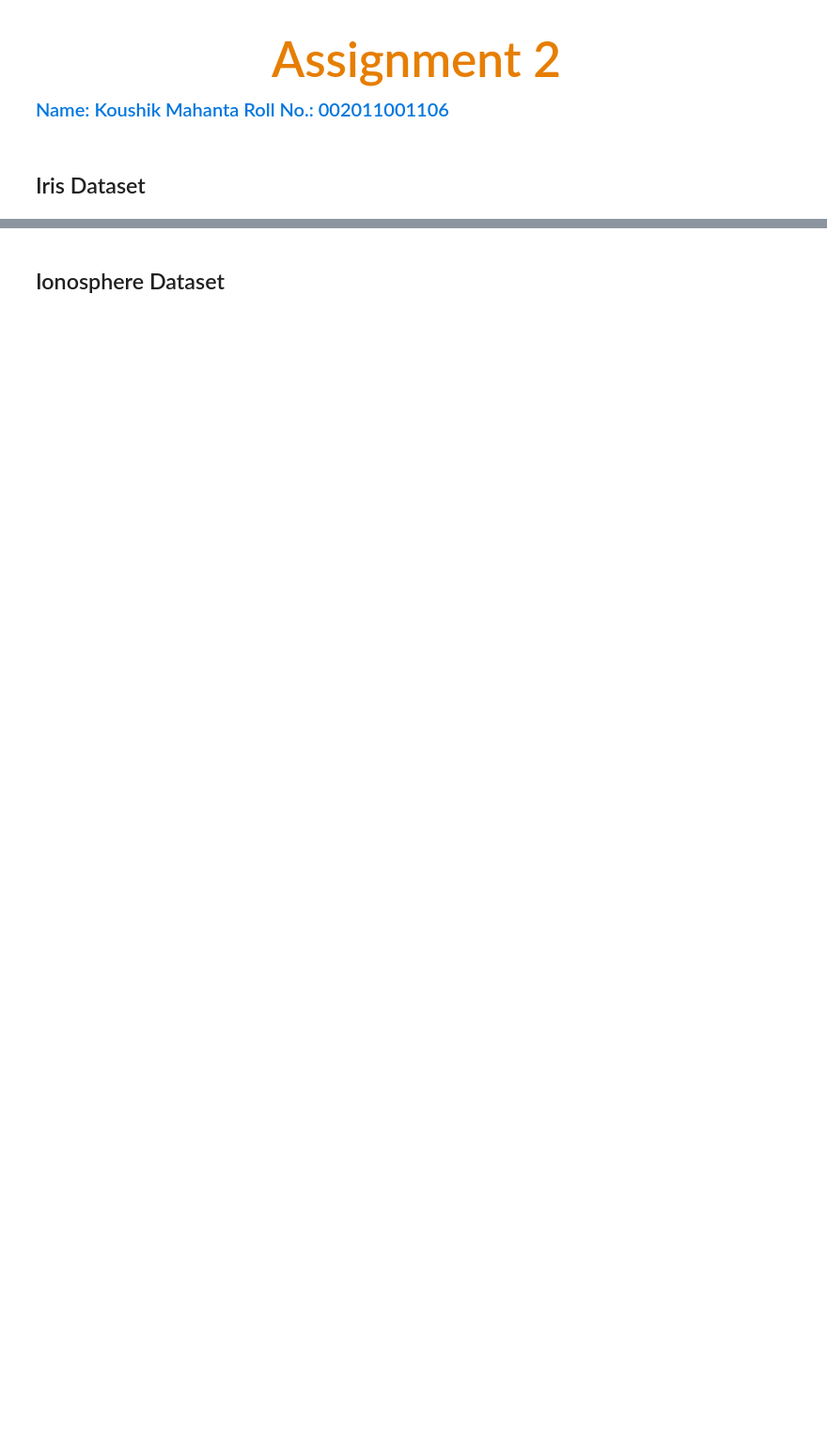
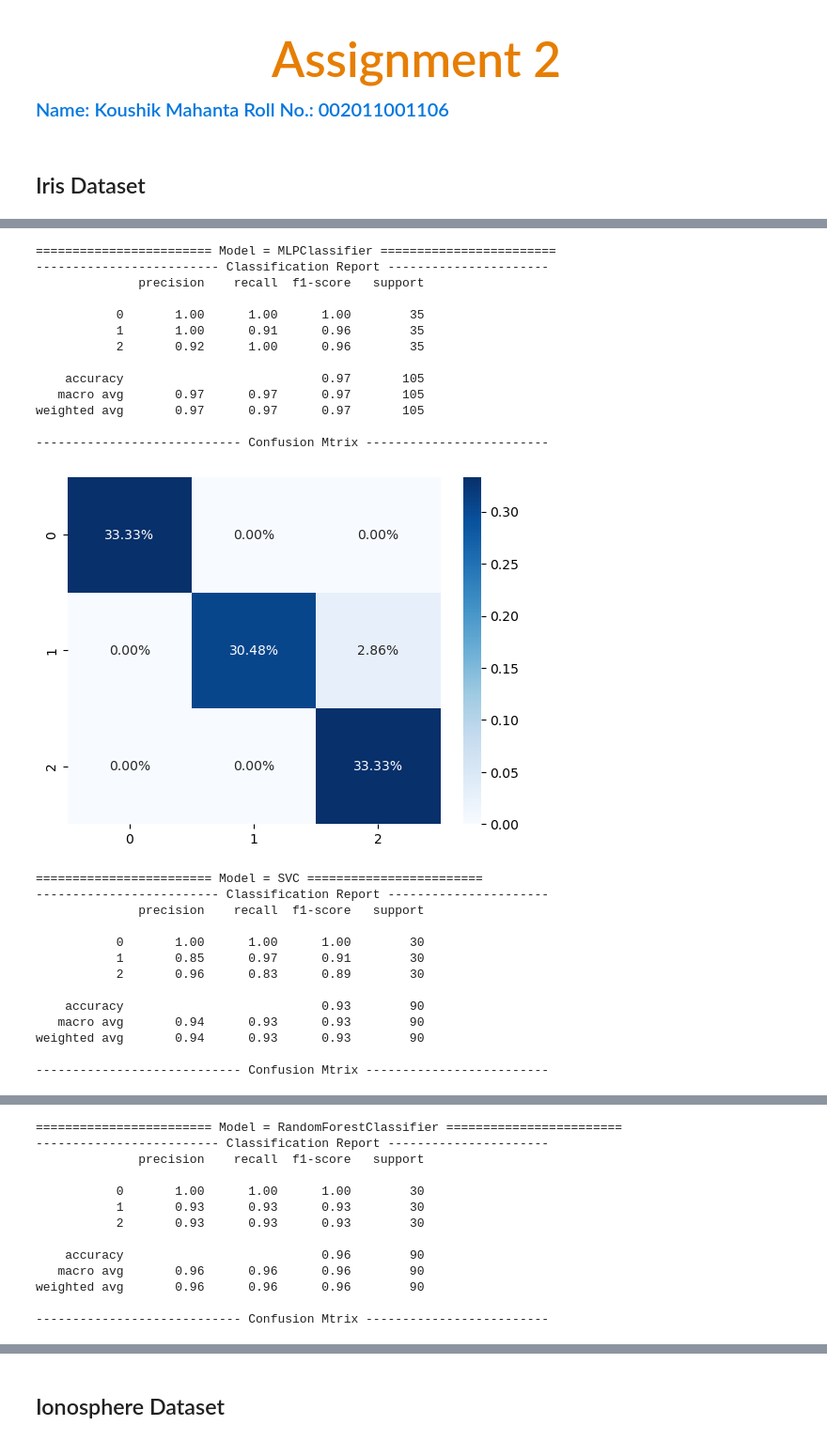
Before and after one commit to Koushik0001/ML_Lab, a Jupyter notebook: assignment_2.ipynb, the cells around one changed output, grey strips where cells are left out. Shown: that part at 94% size. Cells and saved outputs as stored; diff of their text form; code cells hidden in the pictures; blank space fills up the shorter version.

```diff
--- a/assignment_2.ipynb
+++ b/assignment_2.ipynb
@@ -173,0 +320,32 @@ displayROCPlot(iris_dataset, [RandomForestClassifier, SVC, MLPClassifier], 0.7,
+# %%
+printClassficationReport(iris_dataset, MLPClassifier, 60, 0.7, max_iter=10000, )
+printClassficationReport(iris_dataset, SVC, 60, 0.6)
+printClassficationReport(iris_dataset, RandomForestClassifier, 60, 0.6, criterion = 'gini', max_features = 'sqrt', n_estimators = 200)
+# %% [output]
+======================== Model = MLPClassifier ========================
+------------------------- Classification Report ----------------------
+              precision    recall  f1-score   support
+
+           0       1.00      1.00      1.00        35
+           1       1.00      0.91      0.96        35
+           2       0.92      1.00      0.96        35
+
+    accuracy                           0.97       105
+   macro avg       0.97      0.97      0.97       105
+weighted avg       0.97      0.97      0.97       105
+
+---------------------------- Confusion Mtrix -------------------------
+[figure, added]
+======================== Model = SVC ========================
+------------------------- Classification Report ----------------------
+              precision    recall  f1-score   support
+
+           0       1.00      1.00      1.00        30
+           1       0.85      0.97      0.91        30
+           2       0.96      0.83      0.89        30
+
+    accuracy                           0.93        90
+   macro avg       0.94      0.93      0.93        90
+weighted avg       0.94      0.93      0.93        90
+
+---------------------------- Confusion Mtrix -------------------------
@@ -173,0 +353,13 @@ displayROCPlot(iris_dataset, [RandomForestClassifier, SVC, MLPClassifier], 0.7,
+======================== Model = RandomForestClassifier ========================
+------------------------- Classification Report ----------------------
+              precision    recall  f1-score   support
+
+           0       1.00      1.00      1.00        30
+           1       0.93      0.93      0.93        30
+           2       0.93      0.93      0.93        30
+
+    accuracy                           0.96        90
+   macro avg       0.96      0.96      0.96        90
+weighted avg       0.96      0.96      0.96        90
+
+---------------------------- Confusion Mtrix -------------------------
```
Also changed, not shown: parts of 17 cells of this notebook.
